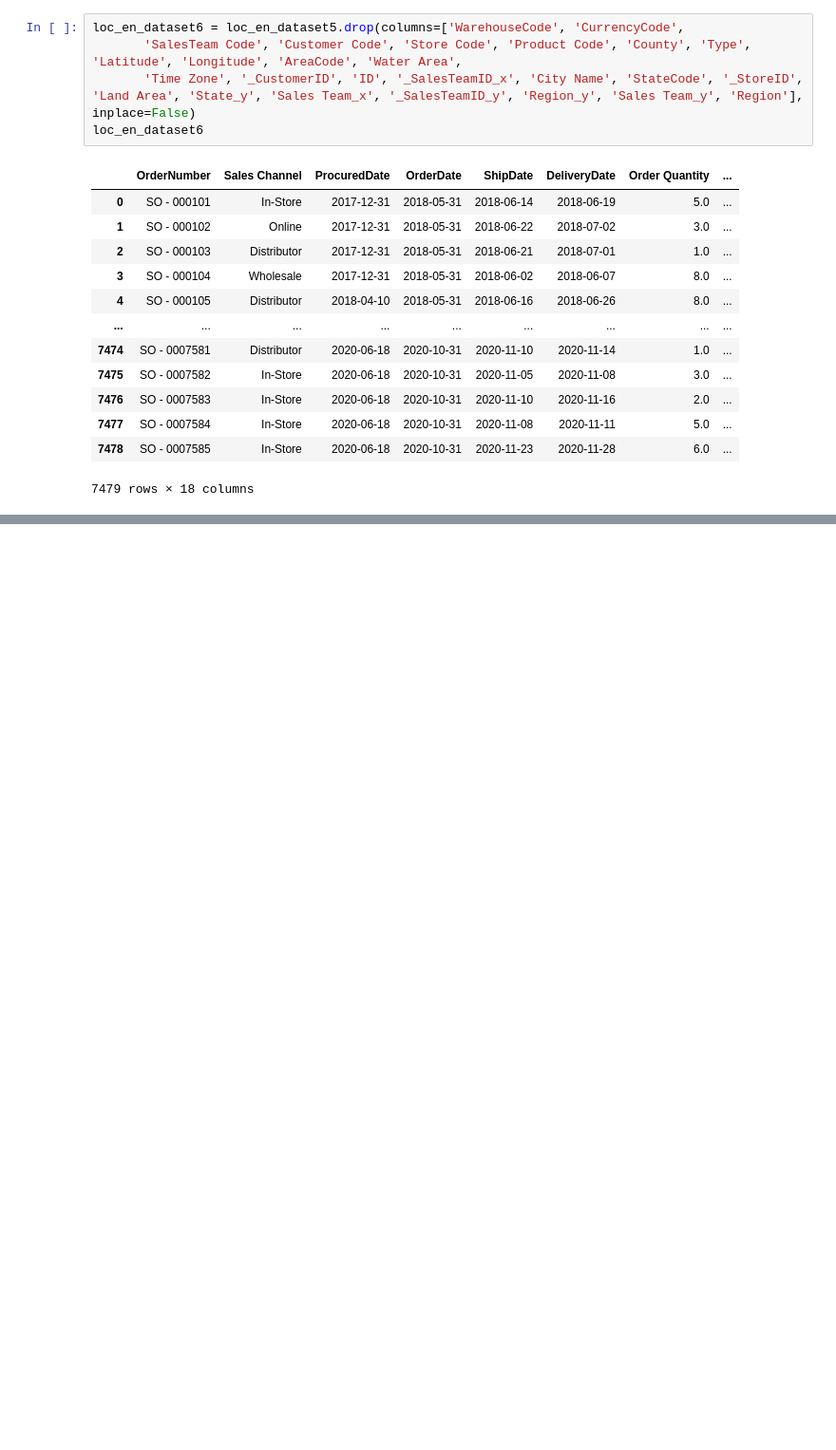
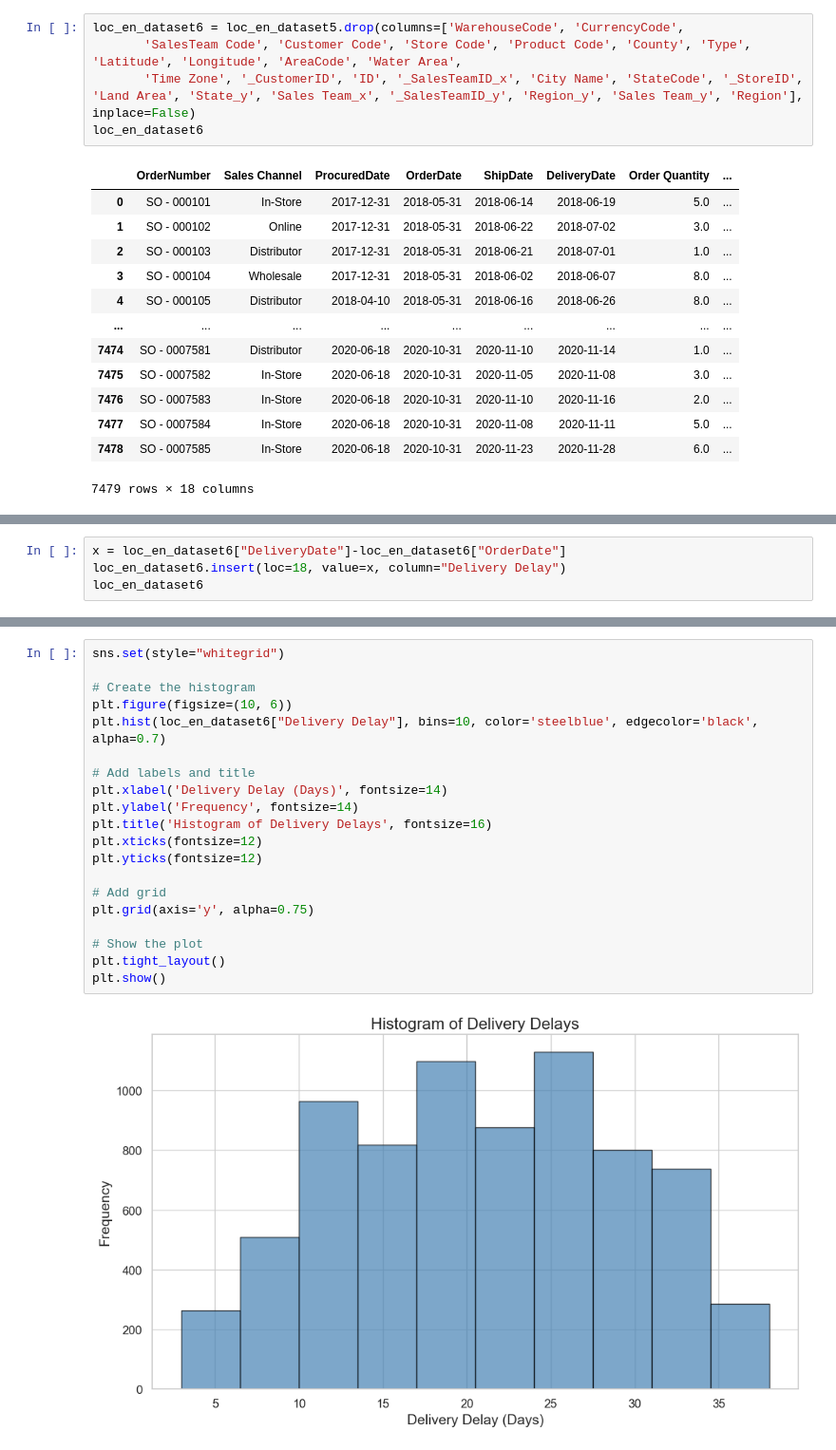
Before and after one commit to NSinha025/ZDS-Mock-Project, a Jupyter notebook: Sales_Order_Sheet_X_Store_Locations_Sheet.ipynb, the cells around one changed output, grey strips where cells are left out. Shown at 95% size. Saved outputs shown, nothing was run; the diff lists cells and outputs as text; blank space fills up the shorter version.

```diff
--- a/Sales_Order_Sheet_X_Store_Locations_Sheet.ipynb
+++ b/Sales_Order_Sheet_X_Store_Locations_Sheet.ipynb
@@ -597,0 +596,4 @@ loc_en_dataset5["OrderDate"]-loc_en_dataset5[""]
+# %%
+x = loc_en_dataset6["DeliveryDate"]-loc_en_dataset6["OrderDate"]
+loc_en_dataset6.insert(loc=18, value=x, column="Delivery Delay")
+loc_en_dataset6
@@ -597,0 +640,22 @@ loc_en_dataset5["OrderDate"]-loc_en_dataset5[""]
+# %%
+sns.set(style="whitegrid")
+
+# Create the histogram
+plt.figure(figsize=(10, 6))
+plt.hist(loc_en_dataset6["Delivery Delay"], bins=10, color='steelblue', edgecolor='black', alpha=0.7)
+
+# Add labels and title
+plt.xlabel('Delivery Delay (Days)', fontsize=14)
+plt.ylabel('Frequency', fontsize=14)
+plt.title('Histogram of Delivery Delays', fontsize=16)
+plt.xticks(fontsize=12)
+plt.yticks(fontsize=12)
+
+# Add grid
+plt.grid(axis='y', alpha=0.75)
+
+# Show the plot
+plt.tight_layout()
+plt.show()
+# %% [output]
+[figure, added]
```
Also changed, not shown: parts of 6 cells of this notebook.
